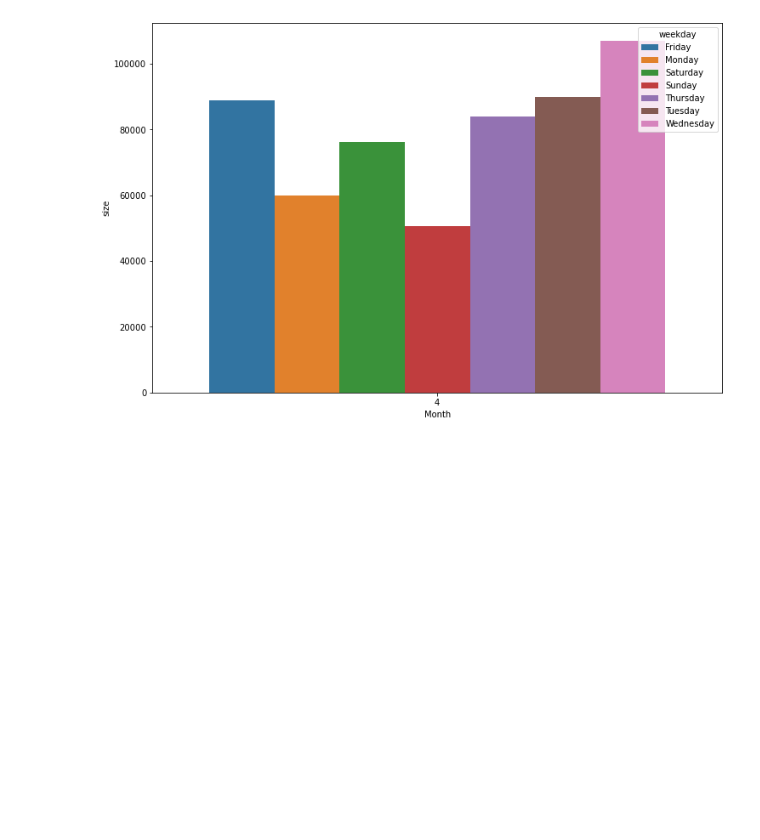
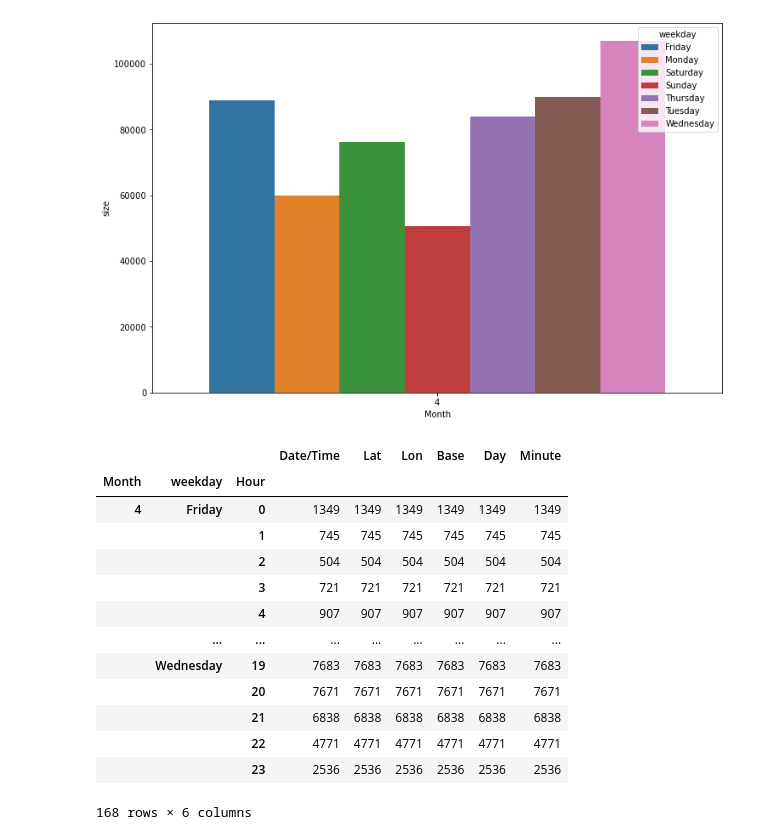
Before and after one commit to Adikharche19/uberrides_analysis, a Jupyter notebook: uberdata.ipynb, the cells around one changed output. Saved outputs shown, nothing was run; the diff lists cells and outputs as text; code cells hidden in the pictures; blank space fills up the shorter version.

```diff
--- a/uberdata.ipynb
+++ b/uberdata.ipynb
@@ -138,3 +138,20 @@ sns.barplot(x='Month',y='size',hue='weekday',data=temp)
 # %% [output]
 <AxesSubplot:xlabel='Month', ylabel='size'>
 [figure]
+# %%
+uberride.groupby(['Month','weekday','Hour']).count()
+# %% [output]
+|  |  |  | Date/Time | Lat | Lon | Base | Day | Minute |
+| Month | weekday | Hour |  |  |  |  |  |  |
+| 4 | Friday | 0 | 1349 | 1349 | 1349 | 1349 | 1349 | 1349 |
+|  |  | 1 | 745 | 745 | 745 | 745 | 745 | 745 |
+|  |  | 2 | 504 | 504 | 504 | 504 | 504 | 504 |
+|  |  | 3 | 721 | 721 | 721 | 721 | 721 | 721 |
+|  |  | 4 | 907 | 907 | 907 | 907 | 907 | 907 |
+|  | ... | ... | ... | ... | ... | ... | ... | ... |
+|  | Wednesday | 19 | 7683 | 7683 | 7683 | 7683 | 7683 | 7683 |
+|  |  | 20 | 7671 | 7671 | 7671 | 7671 | 7671 | 7671 |
+|  |  | 21 | 6838 | 6838 | 6838 | 6838 | 6838 | 6838 |
+|  |  | 22 | 4771 | 4771 | 4771 | 4771 | 4771 | 4771 |
+|  |  | 23 | 2536 | 2536 | 2536 | 2536 | 2536 | 2536 |
+168 rows × 6 columns
```
Also changed, not shown: parts of 8 cells of this notebook.
